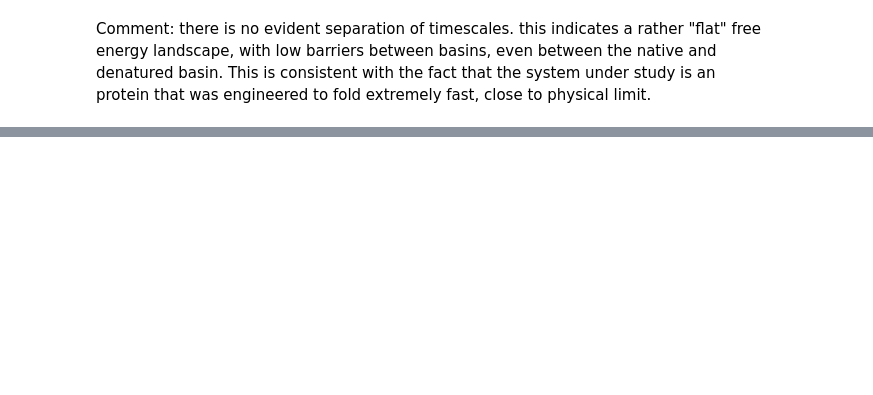
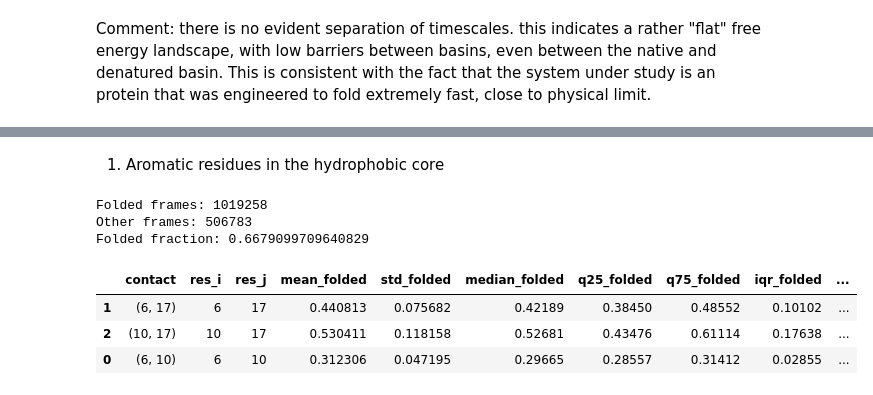
Before and after one commit to miriamzara/MSM, a Jupyter notebook: root/notebooks/step_4_NEW_analysis.ipynb, the cells around one changed output, grey strips where cells are left out. Drawn from its saved outputs; the diff is of its cells as text; code cells hidden in the pictures; blank space fills up the shorter version.

```diff
--- a/root/notebooks/step_4_NEW_analysis.ipynb
+++ b/root/notebooks/step_4_NEW_analysis.ipynb
@@ -732,0 +707,2 @@ transition_overlap
+# %% [markdown]
+1. Aromatic residues in the hydrophobic core
@@ -732,0 +724,11 @@ transition_overlap
+# %%
+folded_mask = folded_core_consensus
+other_mask = ~folded_core_consensus
+
+print("Folded frames:", folded_mask.sum())
+print("Other frames:", other_mask.sum())
+print("Folded fraction:", folded_mask.mean())
+# %% [output]
+Folded frames: 1019258
+Other frames: 506783
+Folded fraction: 0.6679099709640829
@@ -732,0 +746,50 @@ transition_overlap
+# %%
+contact_cutoff = 0.8  # nm
+contact_rows = []
+
+for k, pair in enumerate(core_contact_labels):
+    x = core_contact_timeseries[:, k]
+
+    folded_stats = summarize_contact_array(x[folded_mask], contact_cutoff)
+    other_stats = summarize_contact_array(x[other_mask], contact_cutoff)
+
+    row = {
+        "contact": tuple(pair),
+        "res_i": pair[0],
+        "res_j": pair[1],
+
+        "mean_folded": folded_stats["mean"],
+        "std_folded": folded_stats["std"],
+        "median_folded": folded_stats["median"],
+        "q25_folded": folded_stats["q25"],
+        "q75_folded": folded_stats["q75"],
+        "iqr_folded": folded_stats["iqr"],
+        "formed_fraction_folded": folded_stats["formed_fraction"],
+
+        "mean_other": other_stats["mean"],
+        "std_other": other_stats["std"],
+        "median_other": other_stats["median"],
+        "iqr_other": other_stats["iqr"],
+        "formed_fraction_other": other_stats["formed_fraction"],
+    }
+
+    row["delta_mean_other_minus_folded"] = row["mean_other"] - row["mean_folded"]
+    row["delta_formed_folded_minus_other"] = (
+        row["formed_fraction_folded"] - row["formed_fraction_other"]
+    )
+
+    contact_rows.append(row)
+
+core_contact_df = pd.DataFrame(contact_rows)
+
+core_contact_df = core_contact_df.sort_values(
+    "delta_formed_folded_minus_other",
+    ascending=False
+)
+
+core_contact_df
+# %% [output]
+|  | contact | res_i | res_j | mean_folded | std_folded | median_folded | q25_folded | q75_folded | iqr_folded | ... |
+| 1 | (6, 17) | 6 | 17 | 0.440813 | 0.075682 | 0.42189 | 0.38450 | 0.48552 | 0.10102 | ... |
+| 2 | (10, 17) | 10 | 17 | 0.530411 | 0.118158 | 0.52681 | 0.43476 | 0.61114 | 0.17638 | ... |
+| 0 | (6, 10) | 6 | 10 | 0.312306 | 0.047195 | 0.29665 | 0.28557 | 0.31412 | 0.02855 | ... |
```
Also changed, not shown: parts of 72 cells of this notebook, 2 other files.
